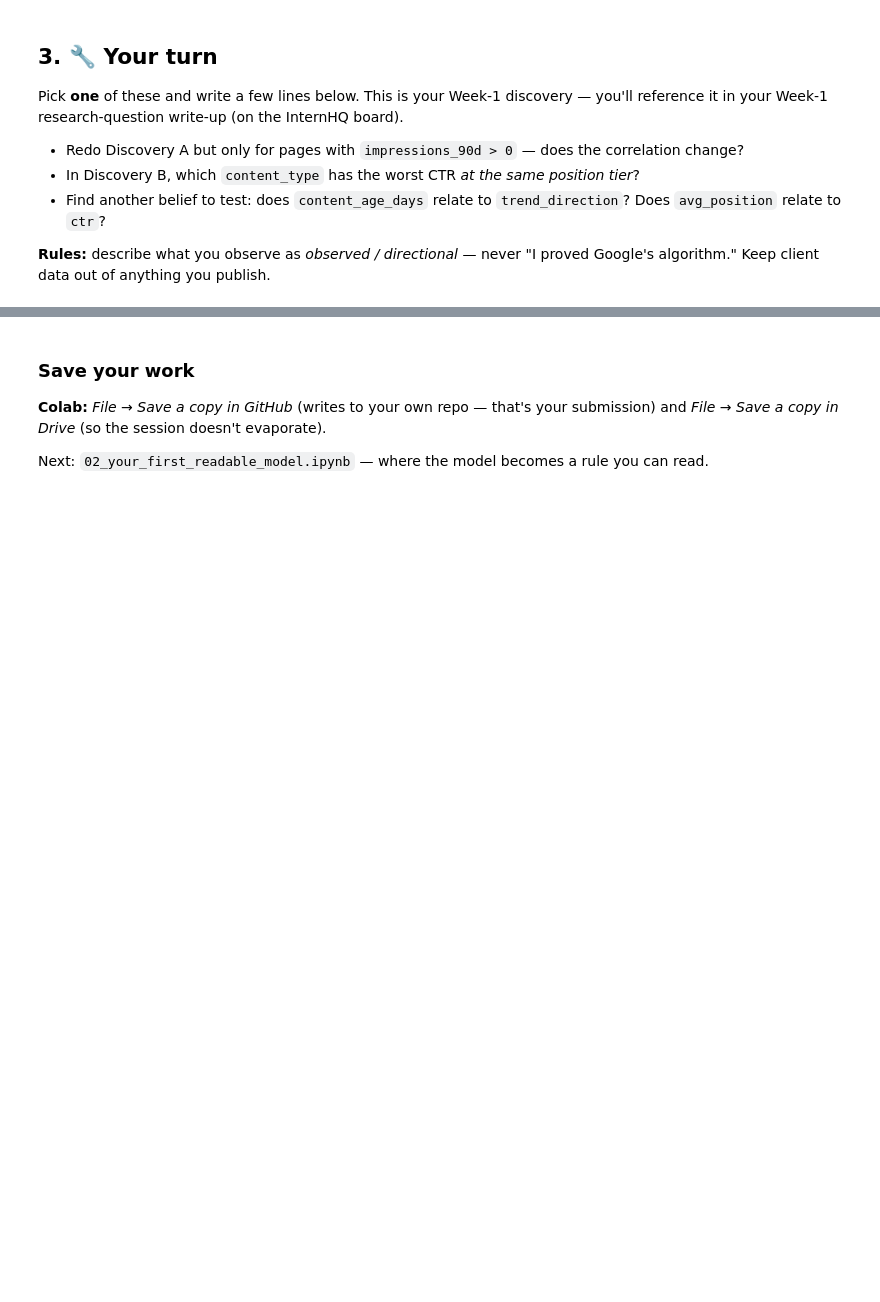
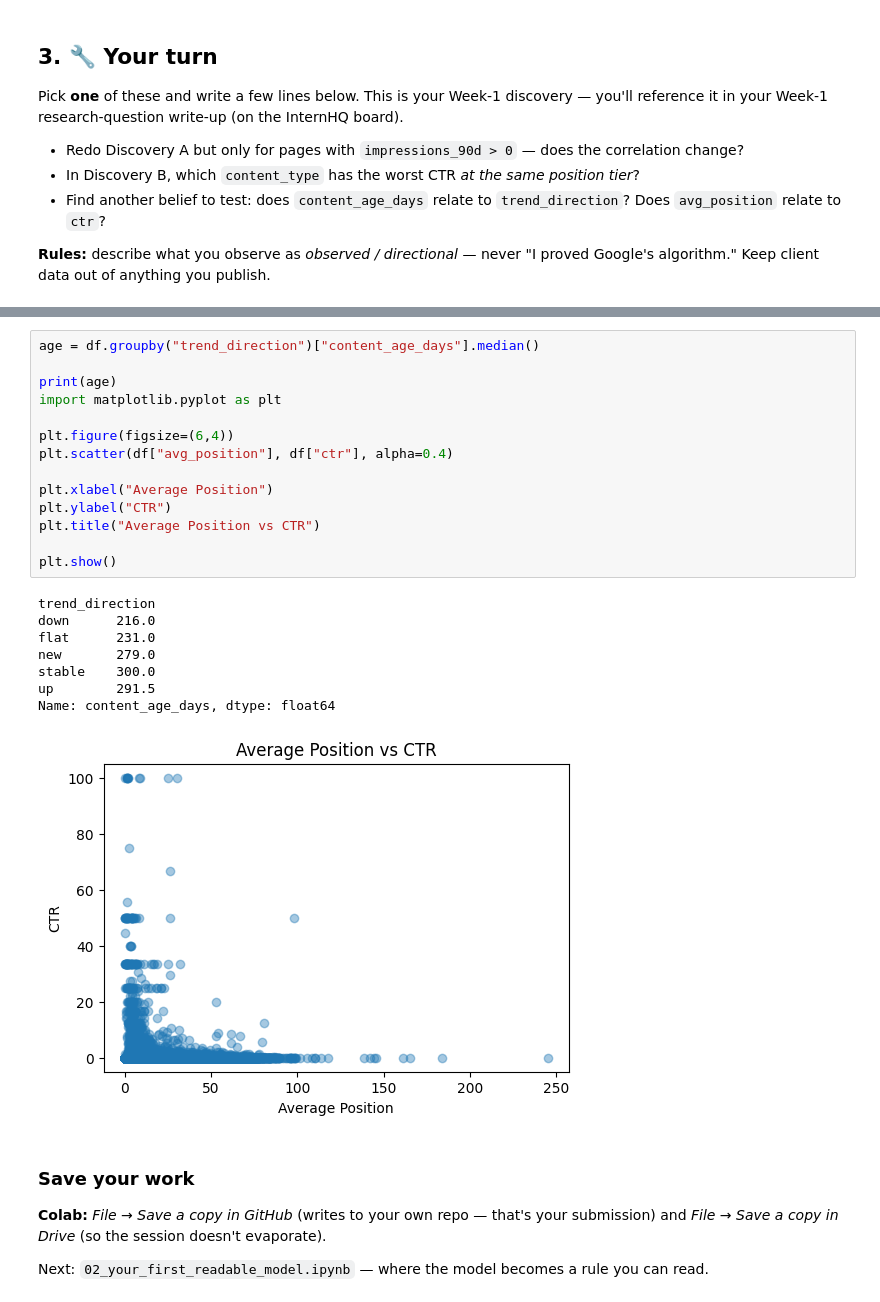
Before and after one commit to hUSsAin976-tech/ML-internship-at-FlyRank, a Jupyter notebook: notebooks/01_first_look_and_discovery.ipynb, the cells around one changed output, grey strips where cells are left out. Drawn from its saved outputs; the diff is of its cells as text; blank space fills up the shorter version.

```diff
--- a/notebooks/01_first_look_and_discovery.ipynb
+++ b/notebooks/01_first_look_and_discovery.ipynb
@@ -154,3 +171,26 @@ Pick **one** of these and write a few lines below. This is your Week-1 discovery
+# %%
+age = df.groupby("trend_direction")["content_age_days"].median()
+
+print(age)
+import matplotlib.pyplot as plt
+
+plt.figure(figsize=(6,4))
+plt.scatter(df["avg_position"], df["ctr"], alpha=0.4)
+
+plt.xlabel("Average Position")
+plt.ylabel("CTR")
+plt.title("Average Position vs CTR")
+
+plt.show()
+# %% [output]
+trend_direction
+down      216.0
+flat      231.0
+new       279.0
+stable    300.0
+up        291.5
+Name: content_age_days, dtype: float64
+[figure, added]
 # %% [markdown]
 ### Save your work
 **Colab:** *File → Save a copy in GitHub* (writes to your own repo — that's your submission) and *File → Save a copy in Drive* (so the session doesn't evaporate).
```
Also changed, not shown: parts of 2 cells of this notebook.
